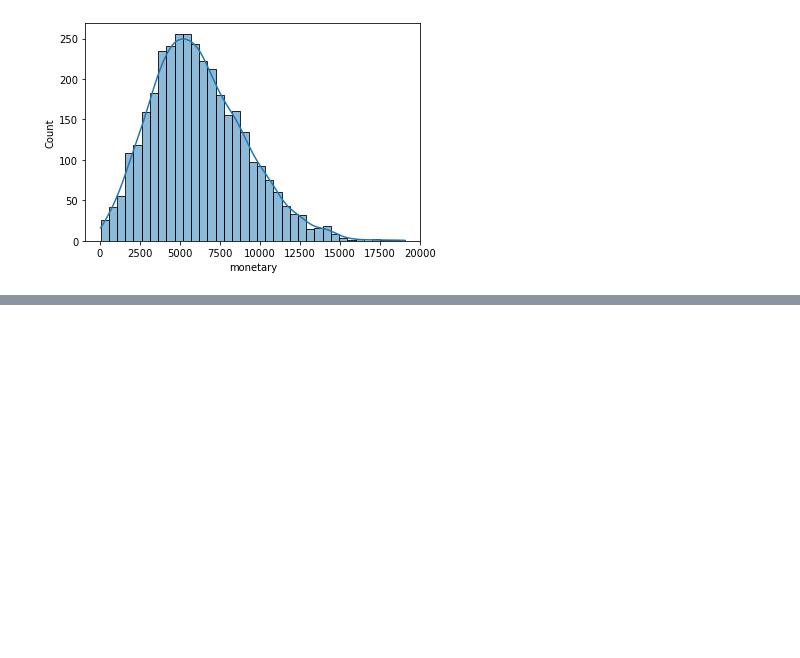
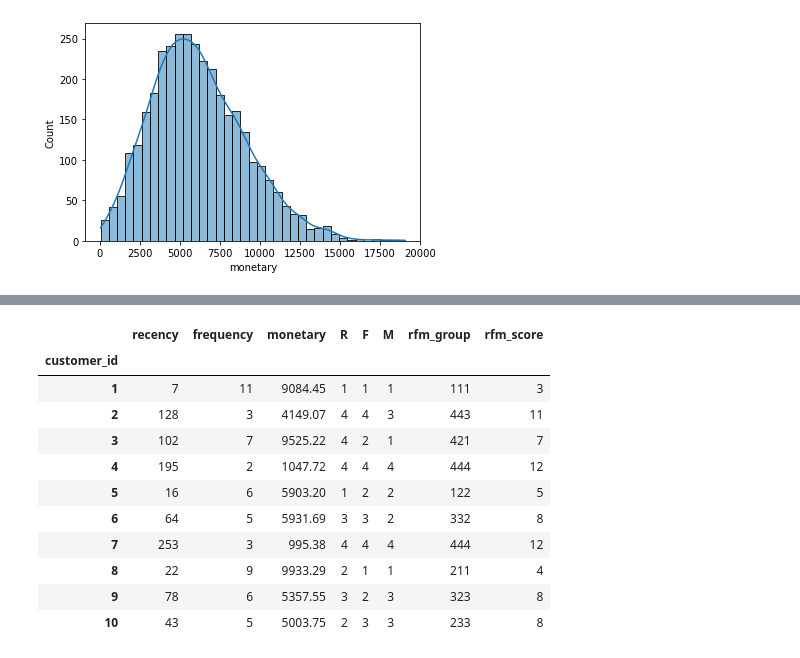
Before and after one commit to Navyhoang/KPMG_Virtual_Internship_Challenge, a Jupyter notebook: Results/KPMG_module_1_transaction.ipynb, the cells around one changed output, grey strips where cells are left out. Saved outputs shown, nothing was run; the diff lists cells and outputs as text; code cells hidden in the pictures; blank space fills up the shorter version.

```diff
--- a/Results/KPMG_module_1_transaction.ipynb
+++ b/Results/KPMG_module_1_transaction.ipynb
@@ -515,6 +516,6 @@ ax = sns.histplot(rfm_scores["monetary"], kde=True)
 # %%
-# Using quantiles to classify customers
-quantiles = rfm_scores.quantile(q= [0.25, 0.5, 0.75])
+# Using quantiles to classify customers, setting into 4 segments
+quantiles = rfm_scores.quantile([0.25, 0.5, 0.75])
 quantiles = quantiles.to_dict()
 quantiles
 # %% [output]
@@ -533,0 +525,30 @@ def recency_scoring(x, p, d):
+# %%
+def rfm_tier(value, index, quantile):
+    # If the index is recency, then the lower recency, the higher tier
+    if value <= quantile[index][0.25]:
+        if index == "recency":
+            return 1
+        else:
+            return 4
+    elif value <= quantile[index][0.50]:
+        if index == "recency":
+            return 2
+        else:
+            return 3
+    elif value <= quantile[index][0.75]:
+        if index == "recency":
+            return 3
+        else:
+            return 2
+    else:
+        if index == "recency":
+            return 4
+        else:
+            return 1
+# %%
+# Assigning tier values to R, F, and M for each customer
+index_list = {"R": "recency", "F": "frequency", "M": "monetary"}
+for k, v in index_list.items():
+    rfm_scores[k] = rfm_scores[v].apply(rfm_tier, args=(v, quantiles))
+
+rfm_scores
@@ -533,0 +570,21 @@ def recency_scoring(x, p, d):
+# %%
+# Assigning rfm_group to each customer by concatenating R, F, and M
+rfm_scores["rfm_group"] = rfm_scores["R"].map(str) + rfm_scores["F"].map(str) + rfm_scores["M"].map(str)
+
+# Calculating the rfm score for each customer by sum them
+rfm_scores["rfm_score"] = rfm_scores[["R", "F", "M"]].sum(axis=1)
+
+rfm_scores.head(10)
+# %% [output]
+|  | recency | frequency | monetary | R | F | M | rfm_group | rfm_score |
+| customer_id |  |  |  |  |  |  |  |  |
+| 1 | 7 | 11 | 9084.45 | 1 | 1 | 1 | 111 | 3 |
+| 2 | 128 | 3 | 4149.07 | 4 | 4 | 3 | 443 | 11 |
+| 3 | 102 | 7 | 9525.22 | 4 | 2 | 1 | 421 | 7 |
+| 4 | 195 | 2 | 1047.72 | 4 | 4 | 4 | 444 | 12 |
+| 5 | 16 | 6 | 5903.20 | 1 | 2 | 2 | 122 | 5 |
+| 6 | 64 | 5 | 5931.69 | 3 | 3 | 2 | 332 | 8 |
+| 7 | 253 | 3 | 995.38 | 4 | 4 | 4 | 444 | 12 |
+| 8 | 22 | 9 | 9933.29 | 2 | 1 | 1 | 211 | 4 |
+| 9 | 78 | 6 | 5357.55 | 3 | 2 | 3 | 323 | 8 |
+| 10 | 43 | 5 | 5003.75 | 2 | 3 | 3 | 233 | 8 |
```
Also changed, not shown: parts of 6 cells of this notebook.
